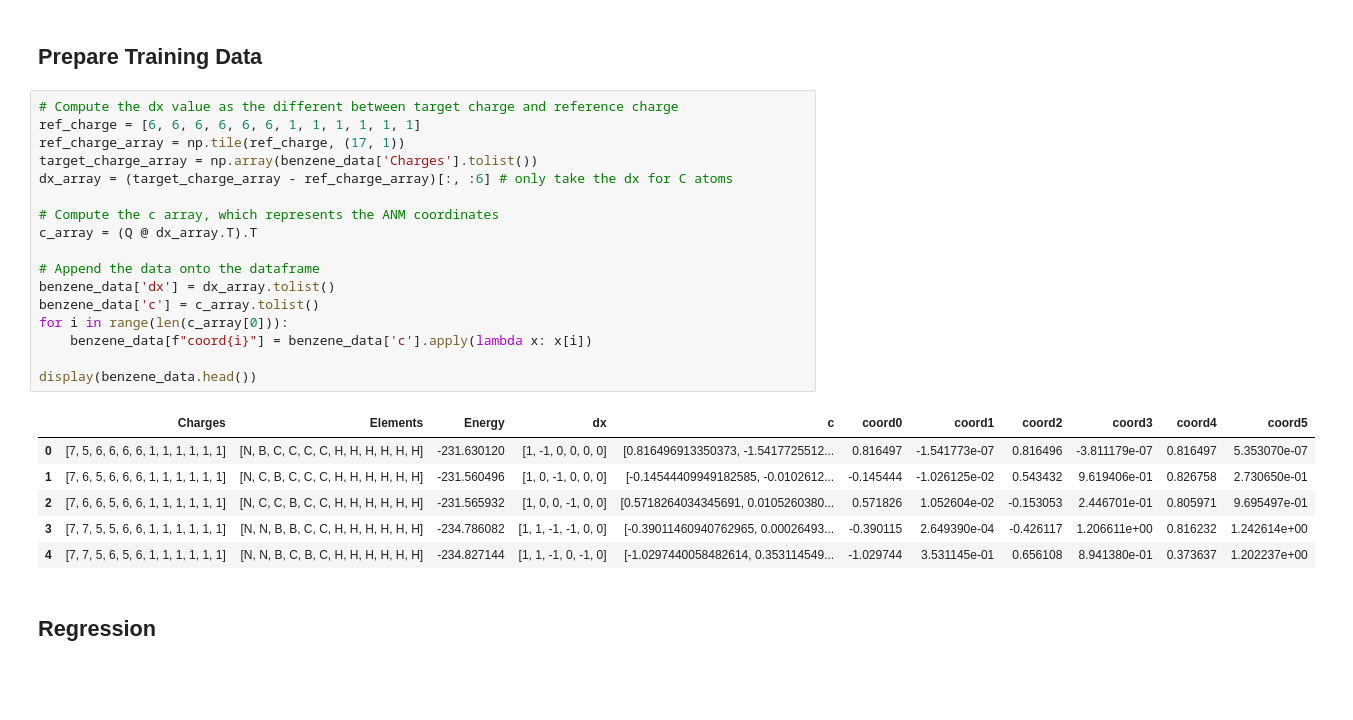
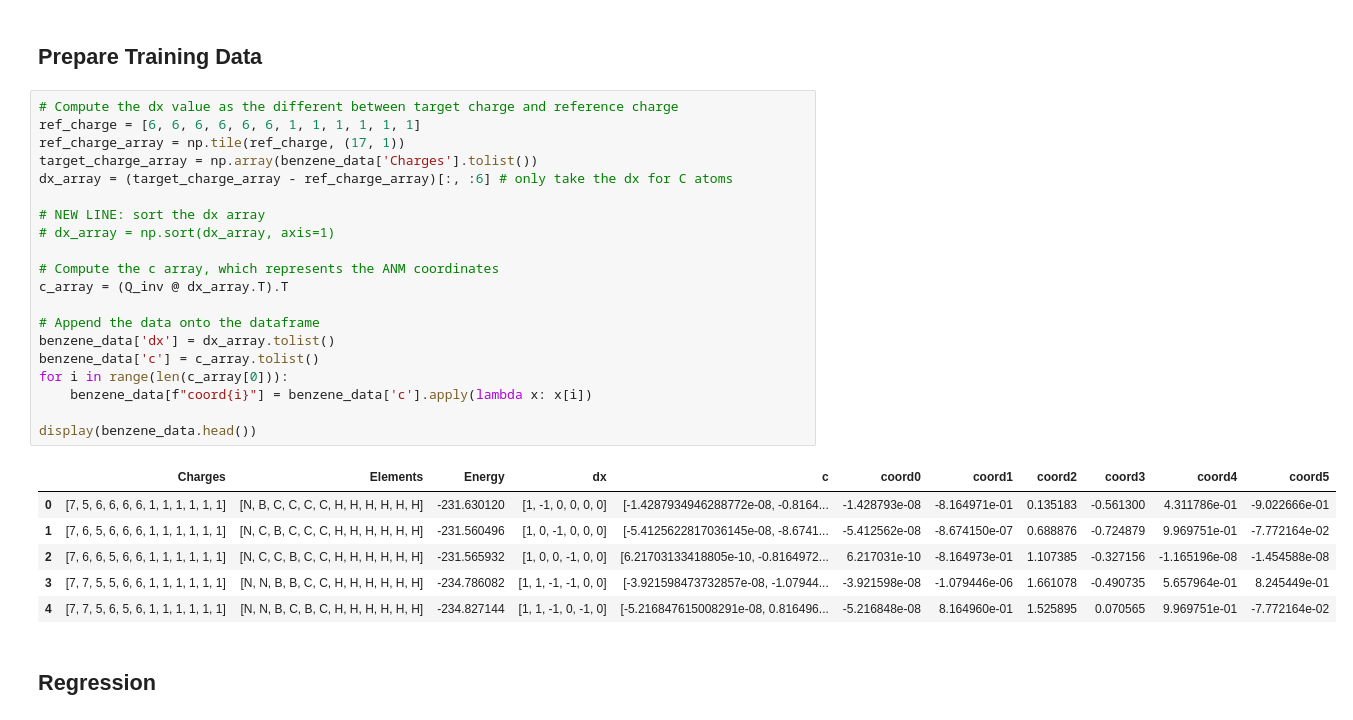
Before and after one commit to GabrielWu2004/Alchemical_Normal_Modes, a Jupyter notebook: ML_with_ANM/ML_code/ML_Benzene.ipynb, the cells around one changed output. Drawn from its saved outputs; the diff is of its cells as text; blank space fills up the shorter version.

```diff
--- a/ML_with_ANM/ML_code/ML_Benzene.ipynb
+++ b/ML_with_ANM/ML_code/ML_Benzene.ipynb
@@ -123,27 +123,30 @@ print(epsilon)
 # %%
 # Compute the dx value as the different between target charge and reference charge
 ref_charge = [6, 6, 6, 6, 6, 6, 1, 1, 1, 1, 1, 1]
 ref_charge_array = np.tile(ref_charge, (17, 1))
 target_charge_array = np.array(benzene_data['Charges'].tolist())
 dx_array = (target_charge_array - ref_charge_array)[:, :6] # only take the dx for C atoms
 
+# NEW LINE: sort the dx array
+# dx_array = np.sort(dx_array, axis=1)
+
 # Compute the c array, which represents the ANM coordinates
-c_array = (Q @ dx_array.T).T
+c_array = (Q_inv @ dx_array.T).T
 
 # Append the data onto the dataframe
 benzene_data['dx'] = dx_array.tolist()
 benzene_data['c'] = c_array.tolist()
 for i in range(len(c_array[0])):
     benzene_data[f"coord{i}"] = benzene_data['c'].apply(lambda x: x[i])
 
 display(benzene_data.head())
 # %% [output]
 |  | Charges | Elements | Energy | dx | c | coord0 | coord1 | coord2 | coord3 | coord4 | coord5 |
-| 0 | [7, 5, 6, 6, 6, 6, 1, 1, 1, 1, 1, 1] | [N, B, C, C, C, C, H, H, H, H, H, H] | -231.630120 | [1, -1, 0, 0, 0, 0] | [0.816496913350373, -1.5417725512... | 0.816497 | -1.541773e-07 | 0.816496 | -3.811179e-07 | 0.816497 | 5.353070e-07 |
-| 1 | [7, 6, 5, 6, 6, 6, 1, 1, 1, 1, 1, 1] | [N, C, B, C, C, C, H, H, H, H, H, H] | -231.560496 | [1, 0, -1, 0, 0, 0] | [-0.14544409949182585, -0.0102612... | -0.145444 | -1.026125e-02 | 0.543432 | 9.619406e-01 | 0.826758 | 2.730650e-01 |
-| 2 | [7, 6, 6, 5, 6, 6, 1, 1, 1, 1, 1, 1] | [N, C, C, B, C, C, H, H, H, H, H, H] | -231.565932 | [1, 0, 0, -1, 0, 0] | [0.5718264034345691, 0.0105260380... | 0.571826 | 1.052604e-02 | -0.153053 | 2.446701e-01 | 0.805971 | 9.695497e-01 |
-| 3 | [7, 7, 5, 5, 6, 6, 1, 1, 1, 1, 1, 1] | [N, N, B, B, C, C, H, H, H, H, H, H] | -234.786082 | [1, 1, -1, -1, 0, 0] | [-0.39011460940762965, 0.00026493... | -0.390115 | 2.649390e-04 | -0.426117 | 1.206611e+00 | 0.816232 | 1.242614e+00 |
-| 4 | [7, 7, 5, 6, 5, 6, 1, 1, 1, 1, 1, 1] | [N, N, B, C, B, C, H, H, H, H, H, H] | -234.827144 | [1, 1, -1, 0, -1, 0] | [-1.0297440058482614, 0.353114549... | -1.029744 | 3.531145e-01 | 0.656108 | 8.941380e-01 | 0.373637 | 1.202237e+00 |
+| 0 | [7, 5, 6, 6, 6, 6, 1, 1, 1, 1, 1, 1] | [N, B, C, C, C, C, H, H, H, H, H, H] | -231.630120 | [1, -1, 0, 0, 0, 0] | [-1.4287934946288772e-08, -0.8164... | -1.428793e-08 | -8.164971e-01 | 0.135183 | -0.561300 | 4.311786e-01 | -9.022666e-01 |
+| 1 | [7, 6, 5, 6, 6, 6, 1, 1, 1, 1, 1, 1] | [N, C, B, C, C, C, H, H, H, H, H, H] | -231.560496 | [1, 0, -1, 0, 0, 0] | [-5.4125622817036145e-08, -8.6741... | -5.412562e-08 | -8.674150e-07 | 0.688876 | -0.724879 | 9.969751e-01 | -7.772164e-02 |
+| 2 | [7, 6, 6, 5, 6, 6, 1, 1, 1, 1, 1, 1] | [N, C, C, B, C, C, H, H, H, H, H, H] | -231.565932 | [1, 0, 0, -1, 0, 0] | [6.21703133418805e-10, -0.8164972... | 6.217031e-10 | -8.164973e-01 | 1.107385 | -0.327156 | -1.165196e-08 | -1.454588e-08 |
+| 3 | [7, 7, 5, 5, 6, 6, 1, 1, 1, 1, 1, 1] | [N, N, B, B, C, C, H, H, H, H, H, H] | -234.786082 | [1, 1, -1, -1, 0, 0] | [-3.921598473732857e-08, -1.07944... | -3.921598e-08 | -1.079446e-06 | 1.661078 | -0.490735 | 5.657964e-01 | 8.245449e-01 |
+| 4 | [7, 7, 5, 6, 5, 6, 1, 1, 1, 1, 1, 1] | [N, N, B, C, B, C, H, H, H, H, H, H] | -234.827144 | [1, 1, -1, 0, -1, 0] | [-5.216847615008291e-08, 0.816496... | -5.216848e-08 | 8.164960e-01 | 1.525895 | 0.070565 | 9.969751e-01 | -7.772164e-02 |
 # %% [markdown]
 ## Regression ##
 # %%
```
Also changed, not shown: parts of 12 cells of this notebook, 5 other files.
